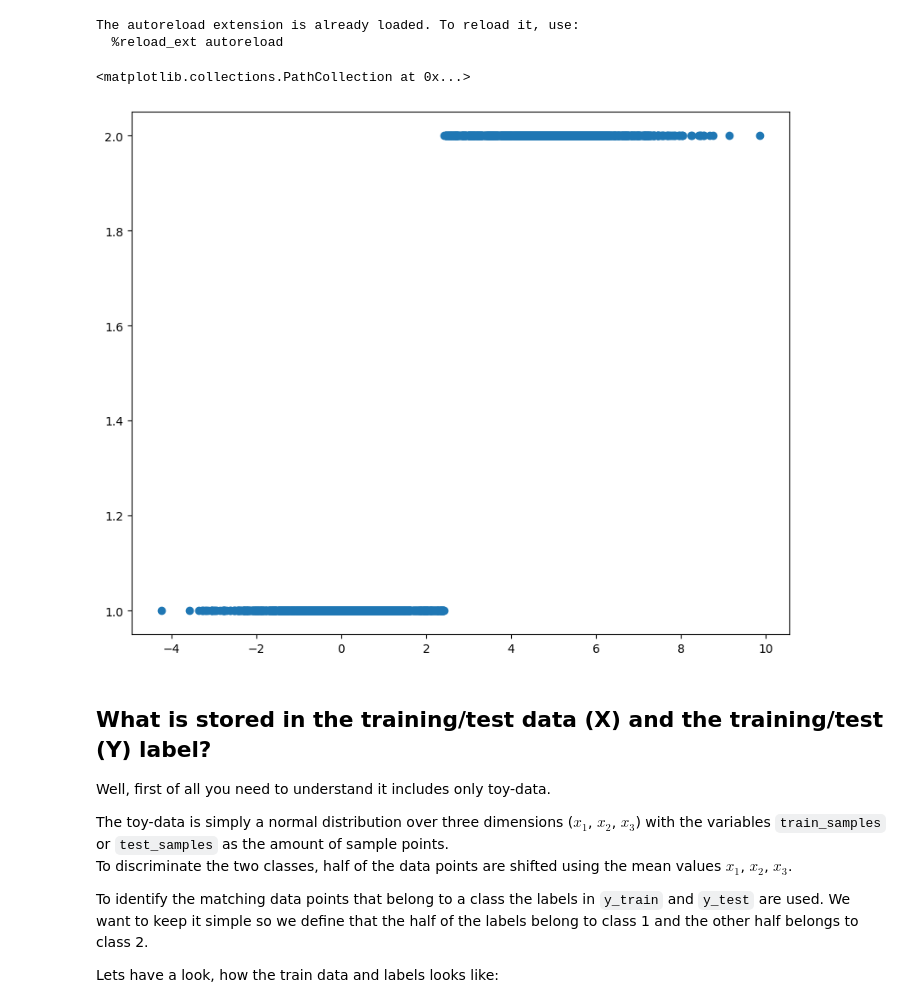
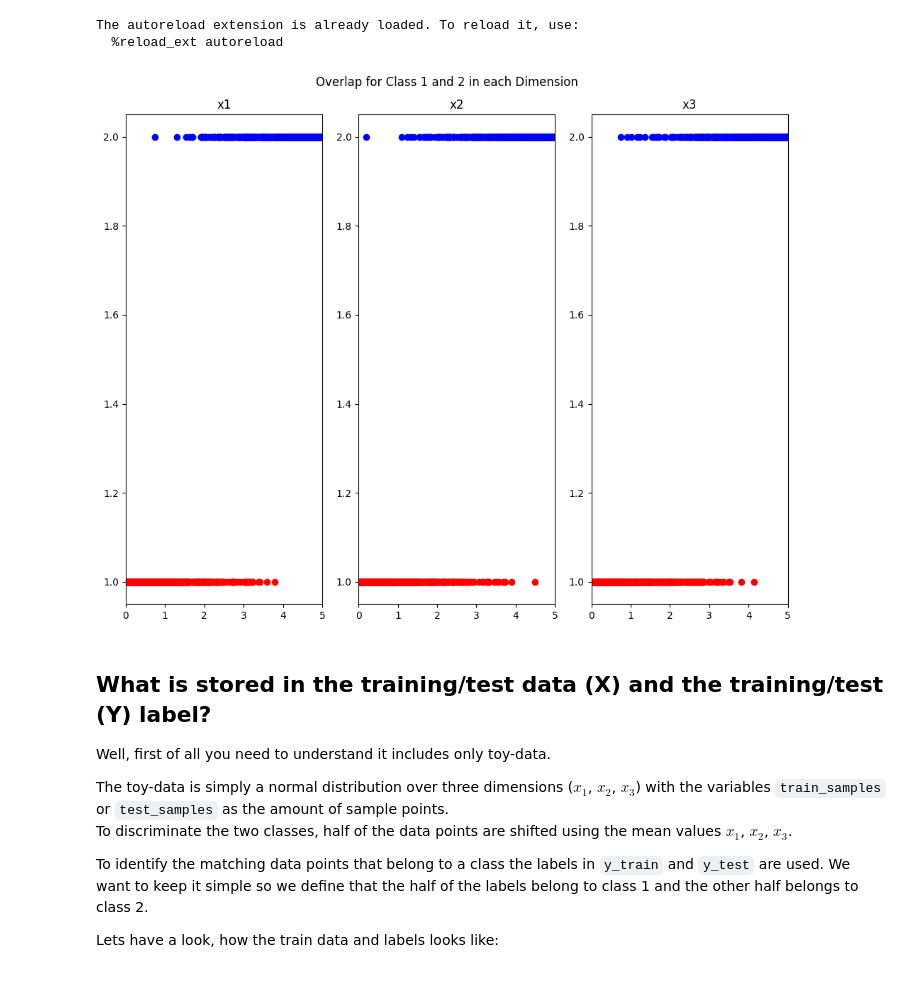
Before and after one commit to JaxRaffnix/Neuronale-Netze, a Jupyter notebook: 02_SimpleClassification.ipynb, the cells around one changed output. Cells and saved outputs as stored; diff of their text form; code cells hidden in the pictures.

```diff
--- a/02_SimpleClassification.ipynb
+++ b/02_SimpleClassification.ipynb
@@ -103,11 +103,25 @@ x1[y_test==2]+=4.8 # separate class 1 from class 2 in the toy data
 x2[y_test==2]+=4.9
 x3[y_test==2]+=5.3
 X_test = np.array([x1, x2, x3])
-# %%
-plt.scatter(np.sort(X_train[0]), y_train)
-# %% [output]
-<matplotlib.collections.PathCollection at 0x...>
-[figure, removed]
+# %%
+def visualize_data_1d(x, y, len_dimensions: int):
+    # show if data points of different classes are overlapping. This would mean by determining a treshold for x would not be a perfect classifier
+    fig, ax = plt.subplots(1, 3)
+
+    for i, dim in enumerate(range(len_dimensions+1)):
+        ax[i].scatter(np.sort(x[dim, y==1]), y[0:int(len(y)/2)], color="red")
+        ax[i].scatter(np.sort(x[dim, y==2]), y[int(len(y)/2):], color="blue")
+        ax[i].set_xlim((0,5))
+
+        ax[i].set_title(f"x{i+1}")
+
+    plt.suptitle("Overlap for Class 1 and 2 in each Dimension")
+    plt.tight_layout()
+    plt.show()
+
+visualize_data_1d(X_train, y_train, 2)
+# %% [output]
+[figure, added]
 # %% [markdown]
 ## What is stored in the training/test data (X) and the training/test (Y) label?
 
```
Also changed, not shown: parts of 15 cells of this notebook.
